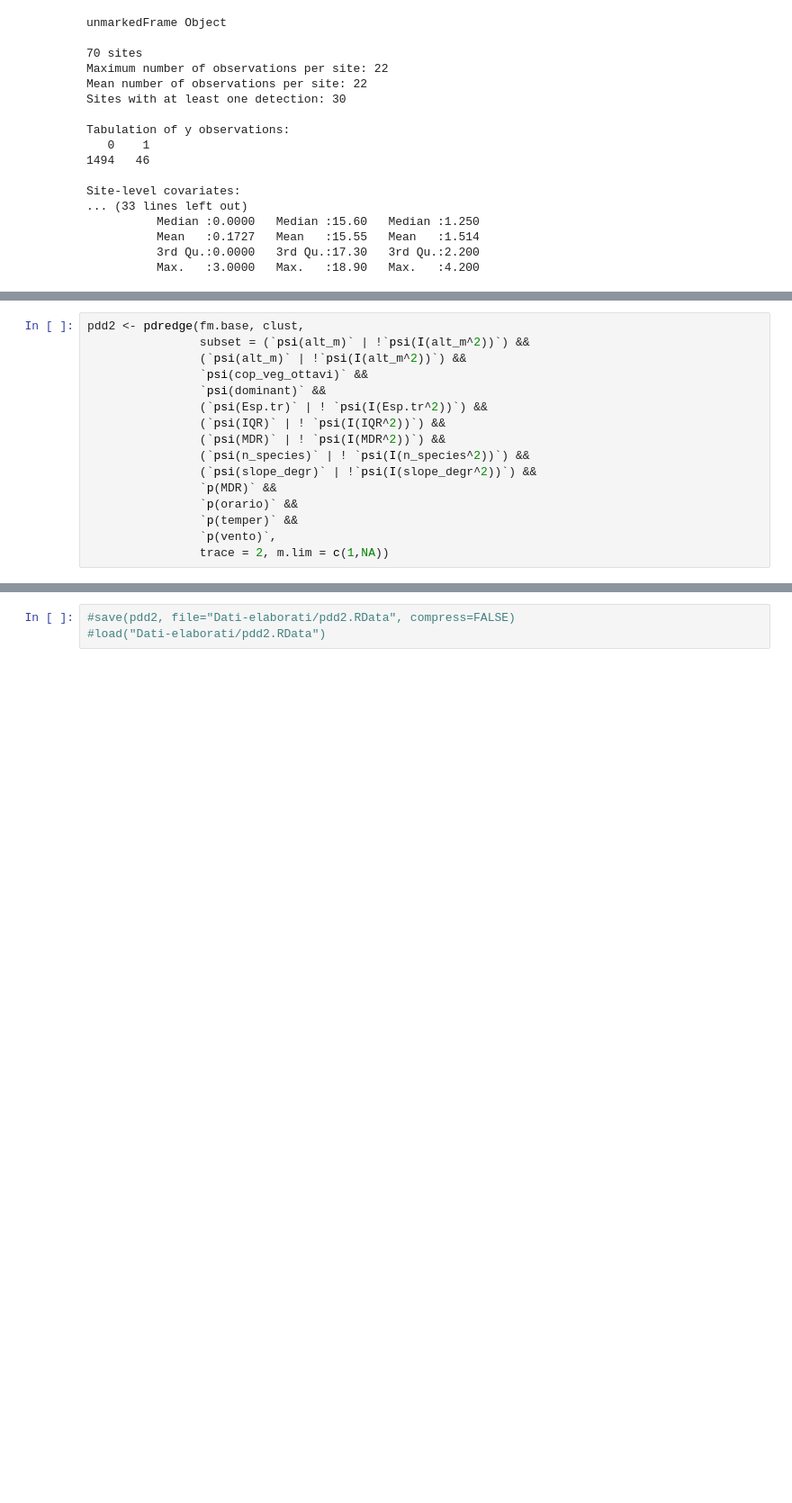
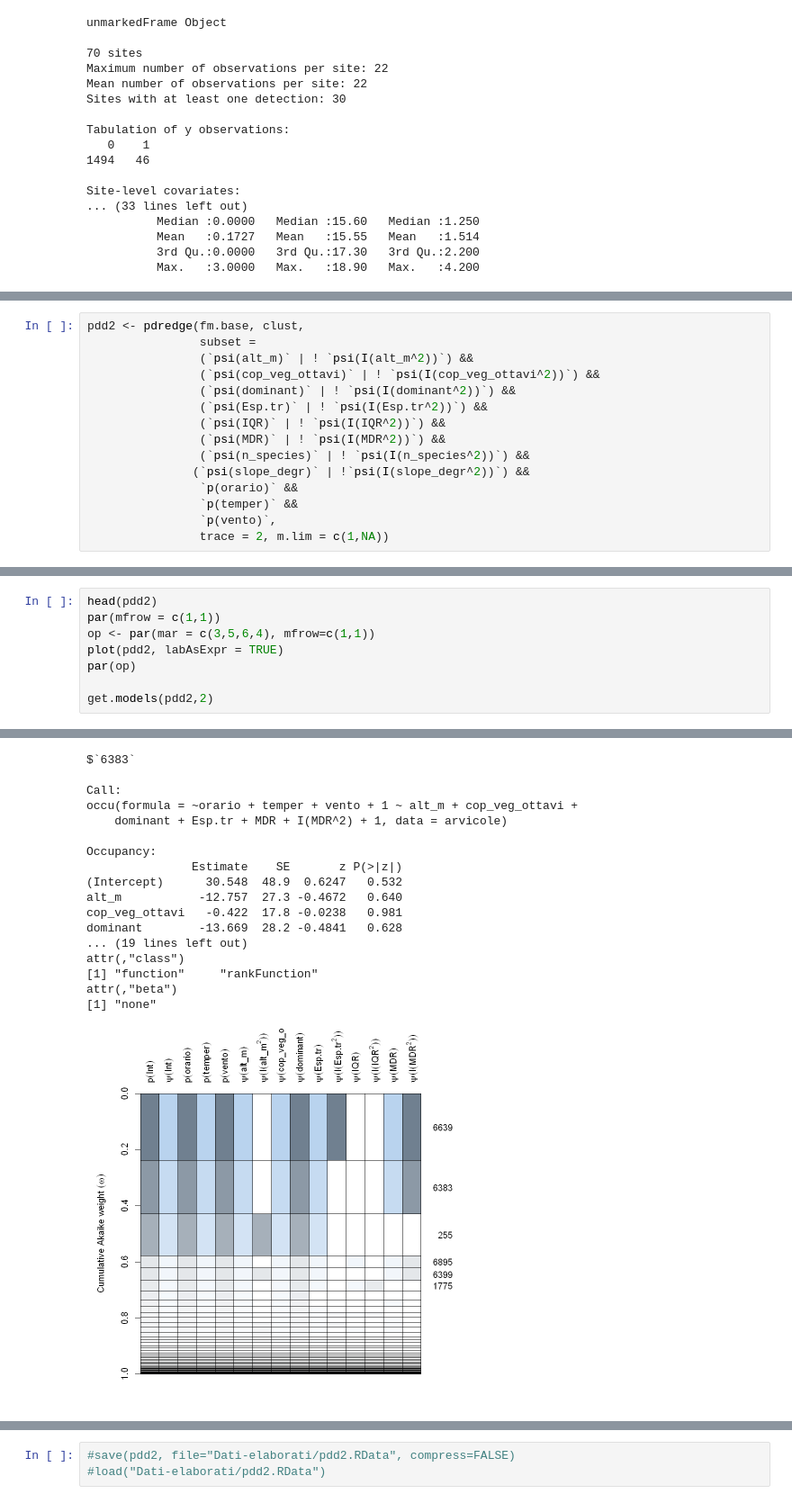
Before and after one commit to GabyOM/Chionomys-nivalis-analysis, a Jupyter notebook: 11. Modelli di Occupancy.ipynb, the cells around one changed output, grey strips where cells are left out. Shown at 90% size. Saved outputs shown, nothing was run; the diff lists cells and outputs as text; blank space fills up the shorter version.

Commit message:
increased occupancy model order

```diff
--- a/11. Modelli di Occupancy.ipynb
+++ b/11. Modelli di Occupancy.ipynb
@@ -300,15 +254,14 @@ psi(I(slope_degr^2))           FALSE                   NA
 # %%
 pdd2 <- pdredge(fm.base, clust,
-                subset = (`psi(alt_m)` | !`psi(I(alt_m^2))`) &&
-                (`psi(alt_m)` | !`psi(I(alt_m^2))`) &&
-                `psi(cop_veg_ottavi)` &&
-                `psi(dominant)` &&
+                subset =
+                (`psi(alt_m)` | ! `psi(I(alt_m^2))`) &&
+                (`psi(cop_veg_ottavi)` | ! `psi(I(cop_veg_ottavi^2))`) &&
+                (`psi(dominant)` | ! `psi(I(dominant^2))`) &&
                 (`psi(Esp.tr)` | ! `psi(I(Esp.tr^2))`) &&
                 (`psi(IQR)` | ! `psi(I(IQR^2))`) &&
                 (`psi(MDR)` | ! `psi(I(MDR^2))`) &&
                 (`psi(n_species)` | ! `psi(I(n_species^2))`) &&
-                (`psi(slope_degr)` | !`psi(I(slope_degr^2))`) &&
-                `p(MDR)` &&
+               (`psi(slope_degr)` | !`psi(I(slope_degr^2))`) &&
                 `p(orario)` &&
                 `p(temper)` &&
                 `p(vento)`,
@@ -319,0 +271,9 @@ ERROR: Error in checkForRemoteErrors(val): one node produced an error: il sistem
+# %%
+head(pdd2)
+par(mfrow = c(1,1))
+op <- par(mar = c(3,5,6,4), mfrow=c(1,1))
+plot(pdd2, labAsExpr = TRUE)
+par(op)
+
+get.models(pdd2,2)
+# %% [output]
@@ -319,0 +289,18 @@ ERROR: Error in checkForRemoteErrors(val): one node produced an error: il sistem
+$`6383`
+
+Call:
+occu(formula = ~orario + temper + vento + 1 ~ alt_m + cop_veg_ottavi +
+    dominant + Esp.tr + MDR + I(MDR^2) + 1, data = arvicole)
+
+Occupancy:
+               Estimate    SE       z P(>|z|)
+(Intercept)      30.548  48.9  0.6247   0.532
+alt_m           -12.757  27.3 -0.4672   0.640
+cop_veg_ottavi   -0.422  17.8 -0.0238   0.981
+dominant        -13.669  28.2 -0.4841   0.628
+... (19 lines left out)
+attr(,"class")
+[1] "function"     "rankFunction"
+attr(,"beta")
+[1] "none"
+[figure, added]
```
Also changed, not shown: parts of 9 cells of this notebook, 2 other files.
